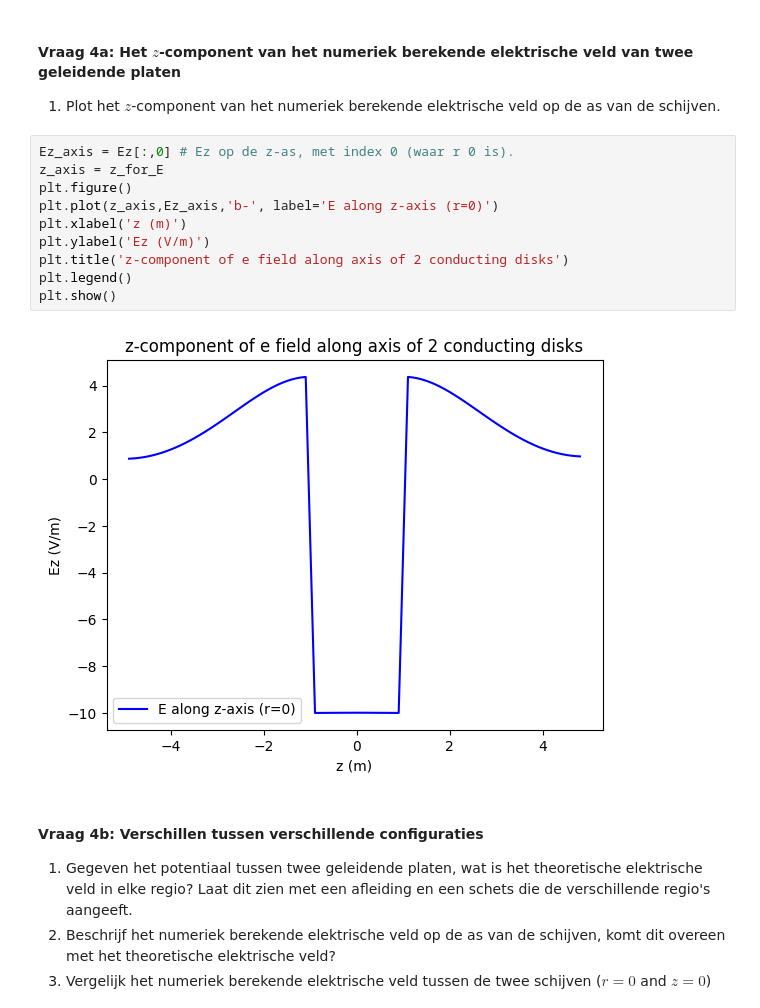
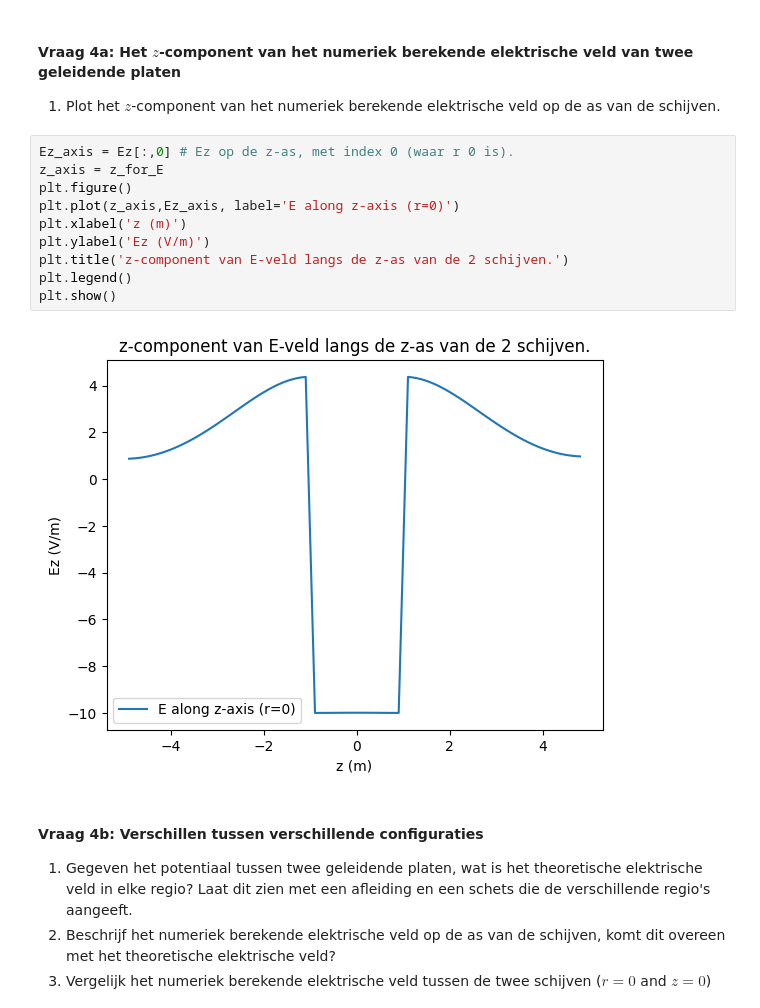
Before and after one commit to FS314159265358979323846264338/opdrachten-DEF-D, a Jupyter notebook: DigitaleOntwerpopdrachten/1CondensatorOpdracht/CondensatorOntwerpopdracht.ipynb, the cells around one changed output. Cells and saved outputs as stored; diff of their text form.

```diff
--- a/DigitaleOntwerpopdrachten/1CondensatorOpdracht/CondensatorOntwerpopdracht.ipynb
+++ b/DigitaleOntwerpopdrachten/1CondensatorOpdracht/CondensatorOntwerpopdracht.ipynb
@@ -505,15 +504,15 @@ plot_results_disk(Ez, Er, normE, V, r, z, grid_step, disk_radius, z_pos_disk1, z
 # %%
 Ez_axis = Ez[:,0] # Ez op de z-as, met index 0 (waar r 0 is).
 z_axis = z_for_E
 plt.figure()
-plt.plot(z_axis,Ez_axis,'b-', label='E along z-axis (r=0)')
+plt.plot(z_axis,Ez_axis, label='E along z-axis (r=0)')
 plt.xlabel('z (m)')
 plt.ylabel('Ez (V/m)')
-plt.title('z-component of e field along axis of 2 conducting disks')
+plt.title('z-component van E-veld langs de z-as van de 2 schijven.')
 plt.legend()
 plt.show()
 # %% [output]
-[figure, old version]
+[figure, new version]
 # %% [markdown]
 #### Vraag 4b: Verschillen tussen verschillende configuraties
 
```
Also changed, not shown: parts of 9 cells of this notebook.
